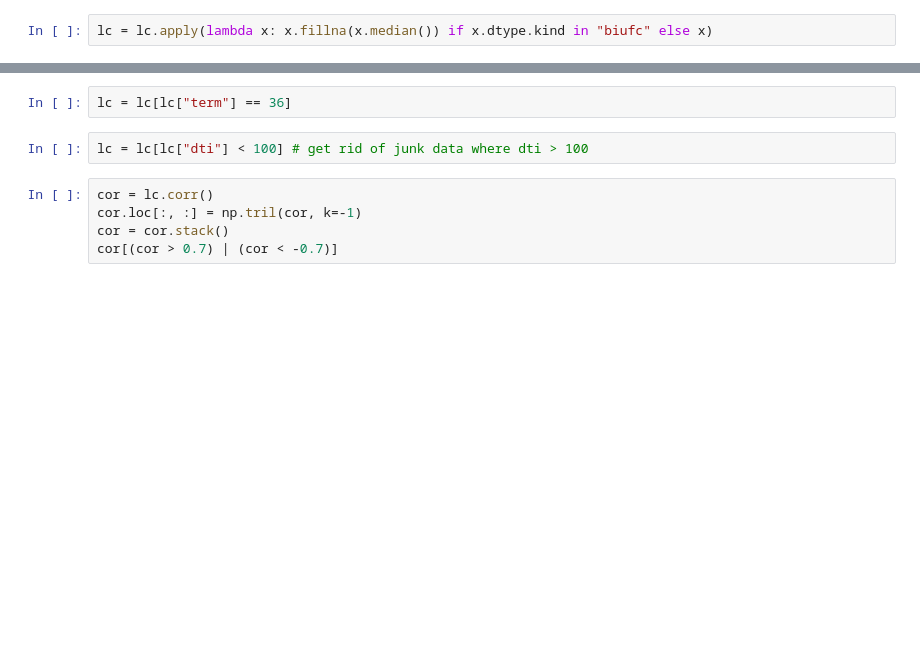
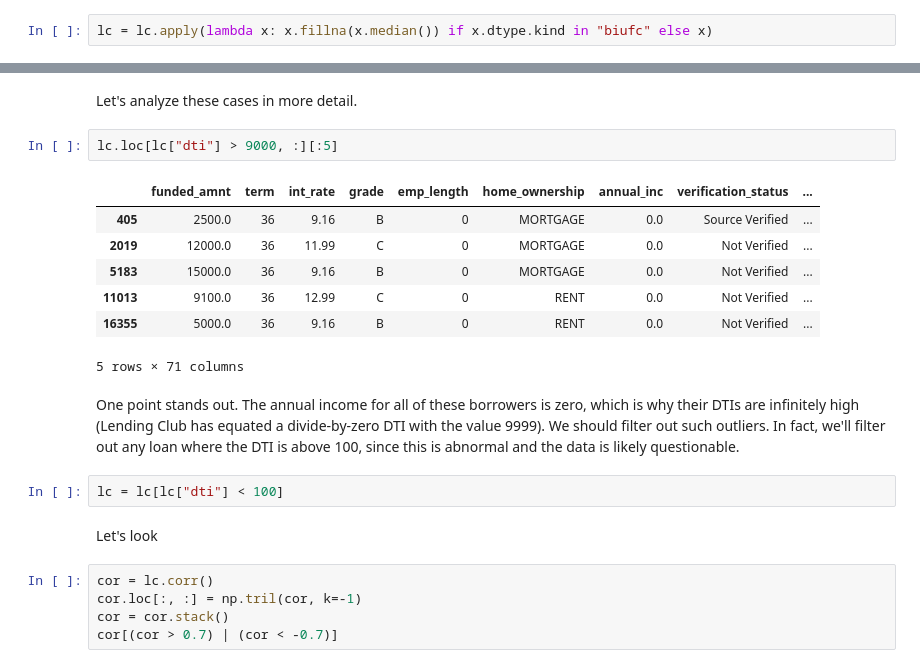
Before and after one commit to nsheth12/lending-club-analysis, a Jupyter notebook: Reverse Engineer LC Grading.ipynb, the cells around one changed output, grey strips where cells are left out. Saved outputs shown, nothing was run; the diff lists cells and outputs as text; blank space fills up the shorter version.

```diff
--- a/Reverse Engineer LC Grading.ipynb
+++ b/Reverse Engineer LC Grading.ipynb
@@ -85,7 +152,21 @@ lc = lc.apply(lambda x: x.fillna(x.median()) if x.dtype.kind in "biufc" else x)
+# %% [markdown]
+Let's analyze these cases in more detail.
+# %%
+lc.loc[lc["dti"] > 9000, :][:5]
+# %% [output]
+|  | funded_amnt | term | int_rate | grade | emp_length | home_ownership | annual_inc | verification_status | ... |
+| 405 | 2500.0 | 36 | 9.16 | B | 0 | MORTGAGE | 0.0 | Source Verified | ... |
+| 2019 | 12000.0 | 36 | 11.99 | C | 0 | MORTGAGE | 0.0 | Not Verified | ... |
+| 5183 | 15000.0 | 36 | 9.16 | B | 0 | MORTGAGE | 0.0 | Not Verified | ... |
+| 11013 | 9100.0 | 36 | 12.99 | C | 0 | RENT | 0.0 | Not Verified | ... |
+| 16355 | 5000.0 | 36 | 9.16 | B | 0 | RENT | 0.0 | Not Verified | ... |
+5 rows × 71 columns
+# %% [markdown]
+One point stands out. The annual income for all of these borrowers is zero, which is why their DTIs are infinitely high (Lending Club has equated a divide-by-zero DTI with the value 9999). We should filter out such outliers. In fact, we'll filter out any loan where the DTI is above 100, since this is abnormal and the data is likely questionable.
 # %%
-lc = lc[lc["term"] == 36]
+lc = lc[lc["dti"] < 100]
-# %%
-lc = lc[lc["dti"] < 100] # get rid of junk data where dti > 100
+# %% [markdown]
+Let's look
 # %%
 cor = lc.corr()
 cor.loc[:, :] = np.tril(cor, k=-1)
```
Also changed, not shown: parts of 21 cells of this notebook.
